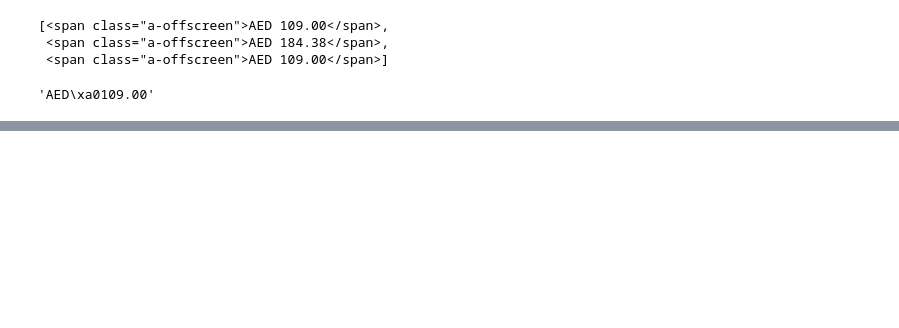
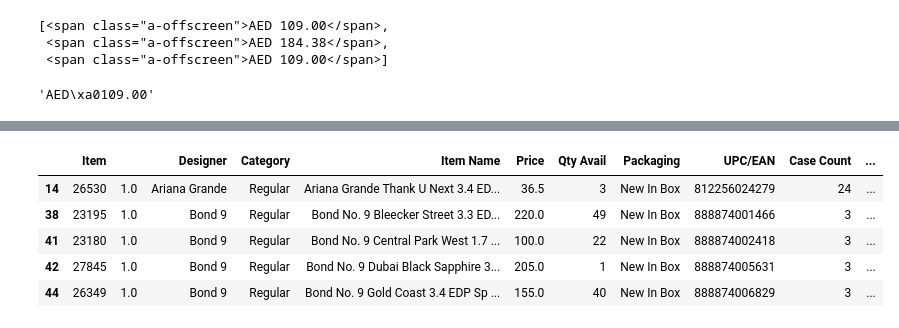
Before and after one commit to FardinAhsan146/Amazon-Scraping, a Jupyter notebook: amzn_scraper.ipynb, the cells around one changed output, grey strips where cells are left out. Drawn from its saved outputs; the diff is of its cells as text; code cells hidden in the pictures; blank space fills up the shorter version.

```diff
--- a/amzn_scraper.ipynb
+++ b/amzn_scraper.ipynb
@@ -218,0 +393,3 @@ pairs_l
+# %%
+df = df.join(col, on = 'UPC/EAN')
+df
@@ -218,0 +410,3 @@ pairs_l
+# %%
+df['price_difference'] = df['scraped_price']  - df['Price']
+df.head()
@@ -218,0 +420,8 @@ pairs_l
+# %%
+conditions  = [np.isnan(df['price_difference']),\
+              (df['price_difference'] > 0),\
+              (df['price_difference'] <= 0)]
+choices     = [np.nan, 'HIGHER', 'LOWER' ]
+df['qualitative'] = np.select(conditions, choices)
+
+df.head()
@@ -218,0 +435,3 @@ pairs_l
+# %%
+df['urls'] = df['UPC/EAN'].apply(lambda x: make_url(x))
+df.head()
@@ -218,0 +447,10 @@ pairs_l
+# %%
+df_l = df.loc[df['qualitative'] == 'LOWER']
+df_l.head()
+# %% [output]
+|  | Item |  | Designer | Category | Item Name | Price | Qty Avail | Packaging | UPC/EAN | Case Count | ... |
+| 14 | 26530 | 1.0 | Ariana Grande | Regular | Ariana Grande Thank U Next 3.4 ED... | 36.5 | 3 | New In Box | 812256024279 | 24 | ... |
+| 38 | 23195 | 1.0 | Bond 9 | Regular | Bond No. 9 Bleecker Street 3.3 ED... | 220.0 | 49 | New In Box | 888874001466 | 3 | ... |
+| 41 | 23180 | 1.0 | Bond 9 | Regular | Bond No. 9 Central Park West 1.7 ... | 100.0 | 22 | New In Box | 888874002418 | 3 | ... |
+| 42 | 27845 | 1.0 | Bond 9 | Regular | Bond No. 9 Dubai Black Sapphire 3... | 205.0 | 1 | New In Box | 888874005631 | 3 | ... |
+| 44 | 26349 | 1.0 | Bond 9 | Regular | Bond No. 9 Gold Coast 3.4 EDP Sp ... | 155.0 | 40 | New In Box | 888874006829 | 3 | ... |
```
Also changed, not shown: parts of 37 cells of this notebook, 5 other files.
